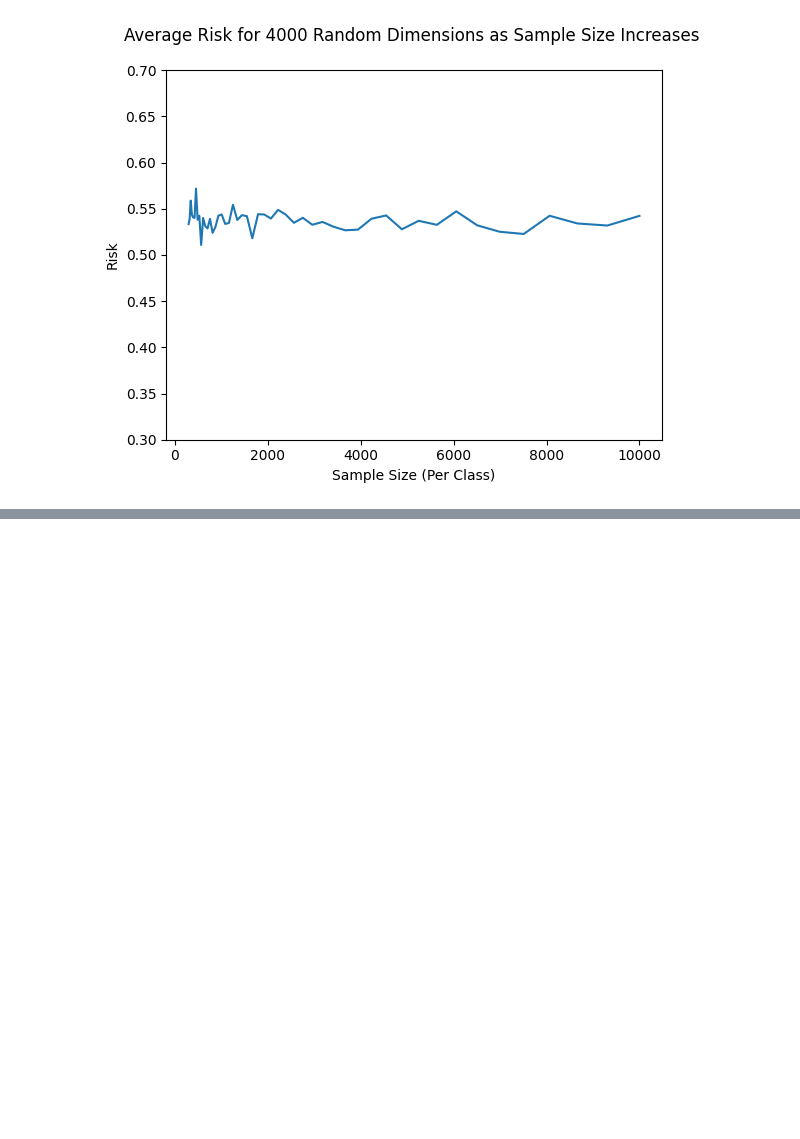
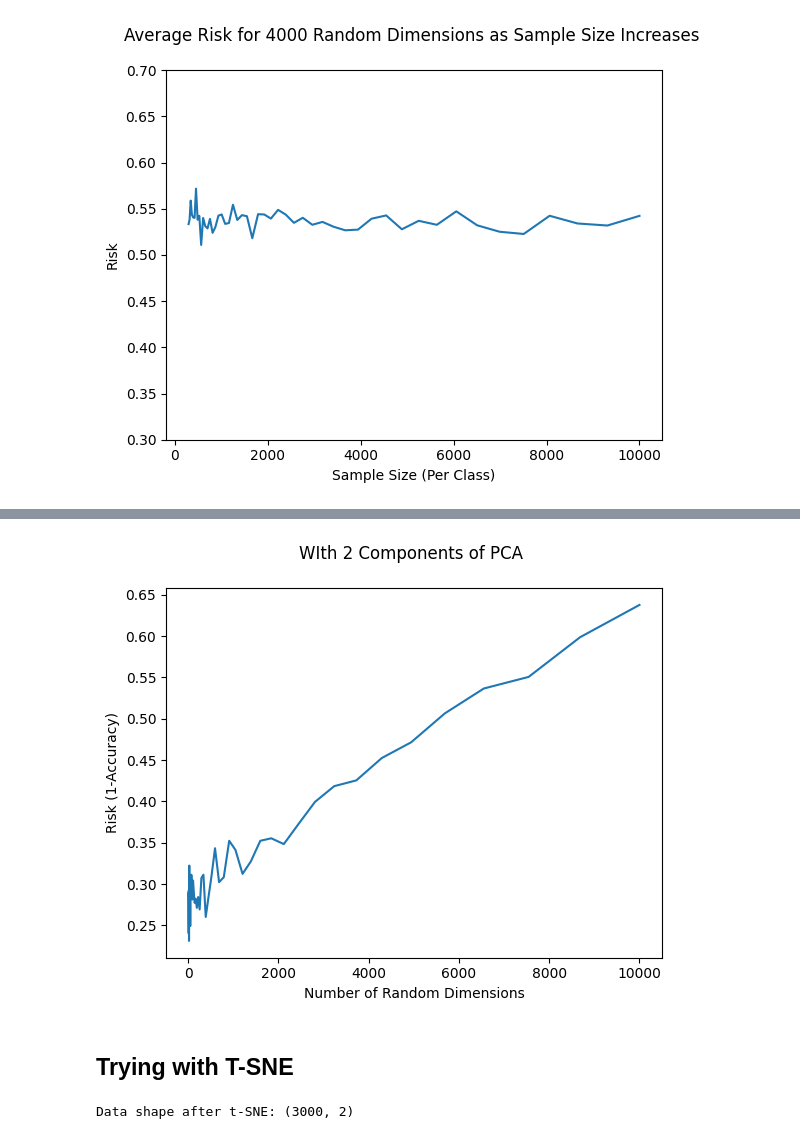
Before and after one commit to chenjoshua7/chenjoshua7.github.io, a Jupyter notebook: notebooks/cod.ipynb, the cells around one changed output, grey strips where cells are left out. Cells and saved outputs as stored; diff of their text form; code cells hidden in the pictures; blank space fills up the shorter version.

```diff
--- a/notebooks/cod.ipynb
+++ b/notebooks/cod.ipynb
@@ -86,0 +138,31 @@ plt.show()
+# %%
+random_dimensions = np.logspace(start = 1, stop = 4, dtype = int)
+pca_accuracies = []
+
+for dim in tqdm(random_dimensions):
+    X_test, y_test = randomData(samples_per_class=333, noise_features=dim)
+    X_train, y_train = randomData(samples_per_class=333, noise_features=dim)
+
+    X_scaled = scaler.fit_transform(X_train)
+    X_test = scaler.transform(X_test)
+
+    X_train = pca.fit_transform(X_train)
+    X_test = pca.transform(X_test)
+
+    accuracy = 0
+    for _ in range(45):
+        knn.fit(X_train,y_train)
+        predictions= knn.predict(X_test)
+        accuracy += accuracy_score(predictions,y_test)
+    pca_accuracies.append(accuracy/45)
+# %%
+plt.plot(random_dimensions,[1-i for i in pca_accuracies])
+plt.title("WIth 2 Components of PCA \n")
+plt.xlabel("Number of Random Dimensions")
+plt.ylabel("Risk (1-Accuracy)")
+#plt.ylim(0.1,0.7)
+plt.show()
+# %% [output]
+[figure, added]
+# %% [markdown]
+## Trying with T-SNE
@@ -86,0 +171,11 @@ plt.show()
+# %%
+scaler = StandardScaler()
+data_scaled = scaler.fit_transform(x)
+
+# Apply t-SNE
+tsne = TSNE(n_components=2, random_state=0)  # Reduce to 2 dimensions
+data_tsne = tsne.fit_transform(data_scaled)
+
+print("Data shape after t-SNE:", data_tsne.shape)
+# %% [output]
+Data shape after t-SNE: (3000, 2)
```
Also changed, not shown: parts of 14 cells of this notebook, 5 other files.
